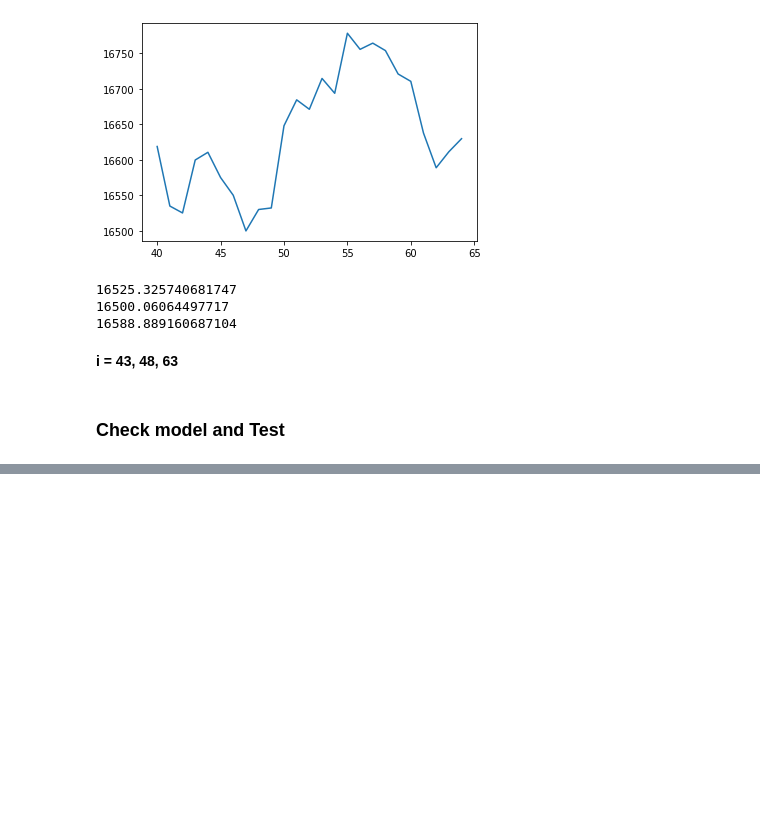
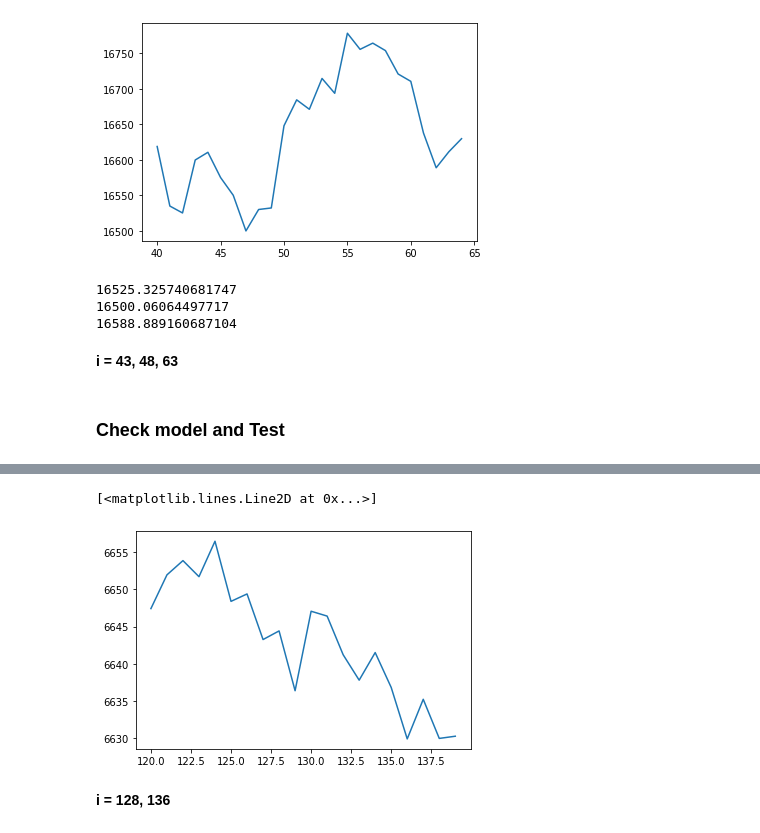
Before and after one commit to VinceTruong/Kaggle, a Jupyter notebook: Housing Prices/Pipeline_Improve.ipynb, the cells around one changed output, grey strips where cells are left out. Saved outputs shown, nothing was run; the diff lists cells and outputs as text; code cells hidden in the pictures; blank space fills up the shorter version.

```diff
--- a/Housing Prices/Pipeline_Improve.ipynb
+++ b/Housing Prices/Pipeline_Improve.ipynb
@@ -151,0 +159,7 @@ output.to_csv('submission_4_3.csv', index=False)
+# %%
+plt.plot([i for i in range(120, 140)],train_error[120:140])
+# %% [output]
+[<matplotlib.lines.Line2D at 0x...>]
+[figure, added]
+# %% [markdown]
+**i = 128, 136**
```
Also changed, not shown: parts of 8 cells of this notebook, 6 other files.
